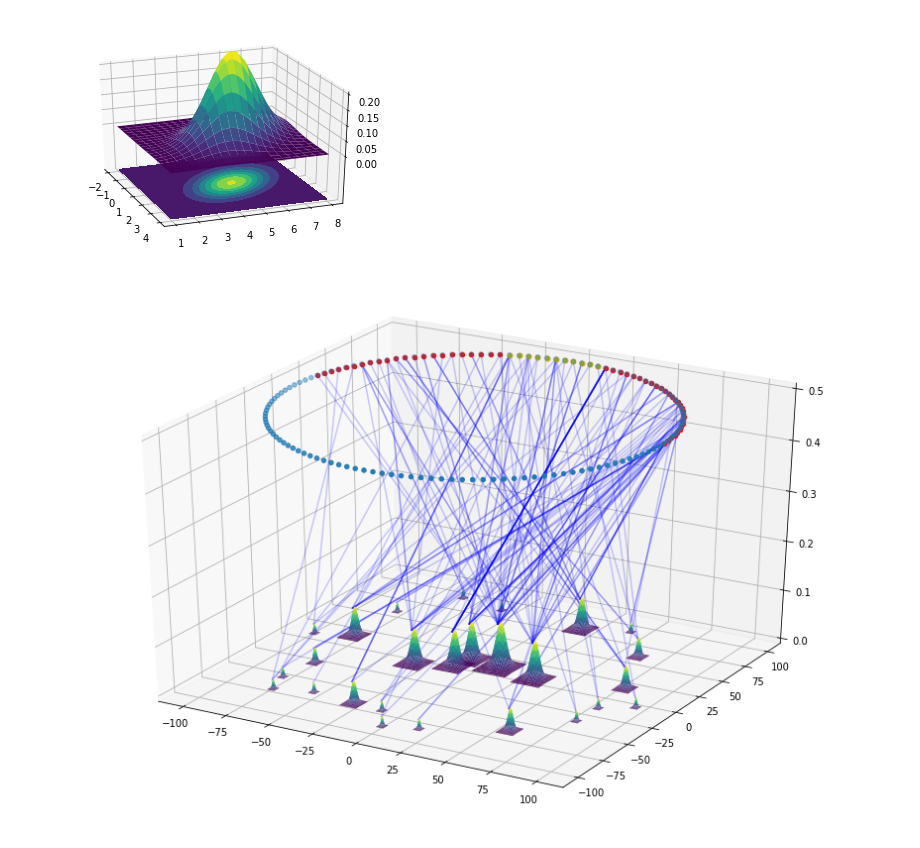
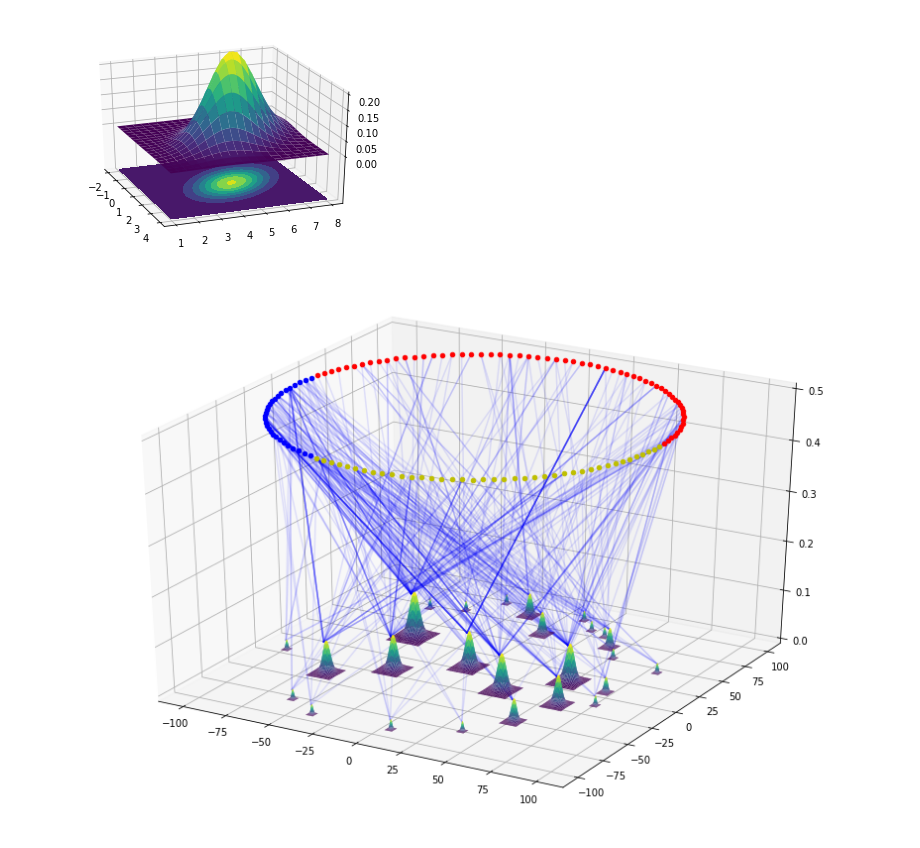
Before and after one commit to jyjenny/bcbbiohacks2018, a Jupyter notebook: ppi_plot.ipynb, the cells around one changed output. Cells and saved outputs as stored; diff of their text form; code cells hidden in the pictures.

Commit message:
first complete visualization

```diff
--- a/ppi_plot.ipynb
+++ b/ppi_plot.ipynb
@@ -317,6 +317,8 @@ x=np.asarray(x_)
 y=np.asarray(y_)
 z=np.empty(131)
 z.fill(0.5)
+
+#ax.scatter(x, y, z)
 
 GO_P=gene_data[['GO_P']]
 GO_P=GO_P.dropna()
@@ -338,24 +340,30 @@ x_y=[(x_0, y_0) for x_0, y_0 in zip(x_, y_)]
 circle_tuples=[]
 go_dict = {}
 
+j = 0
 for i in range(0, len(GO_P)):
-    GO=GO_P[i]
+    GO=GO_P[j]
+    j += 1
     color='r'
     coordinates=x_y[i]
     circle_tuples.append((GO,color,coordinates))
     #ax.scatter(x_y[i][0], x_y[i][1], 0.5, c=color)
     go_dict[GO]=coordinates
 
-for i in range(len(GO_P), len(GO_C)):
-    GO=GO_C[i]
+j = 0
+for i in range(len(GO_P), len(GO_P)+len(GO_C)):
+    GO=GO_C[j]
+    j += 1
     color='b'
     coordinates=x_y[i]
     circle_tuples.append((GO,color,coordinates))
     #ax.scatter(x_y[i][0], x_y[i][1], 0.5, c=color)
     go_dict[GO]=coordinates
 
-for i in range(len(GO_C), len(GO_F)):
-    GO=GO_F[i]
+j = 0
+for i in range(len(GO_P)+len(GO_C), len(GO_P)+len(GO_C)+len(GO_F)):
+    GO=GO_F[j]
+    j += 1
     color='y'
     coordinates=x_y[i]
     circle_tuples.append((GO,color,coordinates))
@@ -450,7 +458,7 @@ y=np.asarray(y_)
 z=np.empty(131)
 z.fill(0.5)
 
-ax.scatter(x, y, z)
+#ax.scatter(x, y, z)
 
 GO_P=gene_data[['GO_P']]
 GO_P=GO_P.dropna()
@@ -468,37 +476,43 @@ GO_F=GO_F.GO_F.unique()
 GO_F=list(GO_F)
 
 #x_y=zip(x_,y_)
 x_y=[(x_0, y_0) for x_0, y_0 in zip(x_, y_)]
 circle_tuples=[]
 go_dict = {}
 
+j = 0
 for i in range(0, len(GO_P)):
-    GO=GO_P[i]
+    GO=GO_P[j]
+    j += 1
     color='r'
     coordinates=x_y[i]
     circle_tuples.append((GO,color,coordinates))
     ax.scatter(x_y[i][0], x_y[i][1], 0.5, c=color)
     go_dict[GO]=coordinates
 
-for i in range(len(GO_P), len(GO_C)):
-    GO=GO_C[i]
+j = 0
+for i in range(len(GO_P), len(GO_P)+len(GO_C)):
+    GO=GO_C[j]
+    j += 1
     color='b'
     coordinates=x_y[i]
     circle_tuples.append((GO,color,coordinates))
     ax.scatter(x_y[i][0], x_y[i][1], 0.5, c=color)
     go_dict[GO]=coordinates
 
-for i in range(len(GO_C), len(GO_F)):
-    GO=GO_F[i]
+j = 0
+for i in range(len(GO_P)+len(GO_C), len(GO_P)+len(GO_C)+len(GO_F)):
+    GO=GO_F[j]
+    j += 1
     color='y'
     coordinates=x_y[i]
     circle_tuples.append((GO,color,coordinates))
     ax.scatter(x_y[i][0], x_y[i][1], 0.5, c=color)
     go_dict[GO]=coordinates
 
 for x0_, x1_, y0_, y1_, z0_ in zip(x0, x1, y0, y1, z0):
-    ax.plot3D([x0_, x1_], [y0_, y1_], [z0_, 0.5], 'b', alpha=0.2)
+    ax.plot3D([x0_, x1_], [y0_, y1_], [z0_, 0.5], 'b', alpha=0.1)
 
 plt.show()
 # %% [output]
-[figure, old version]
+[figure, new version]
```
Also changed, not shown: parts of 5 cells of this notebook.
